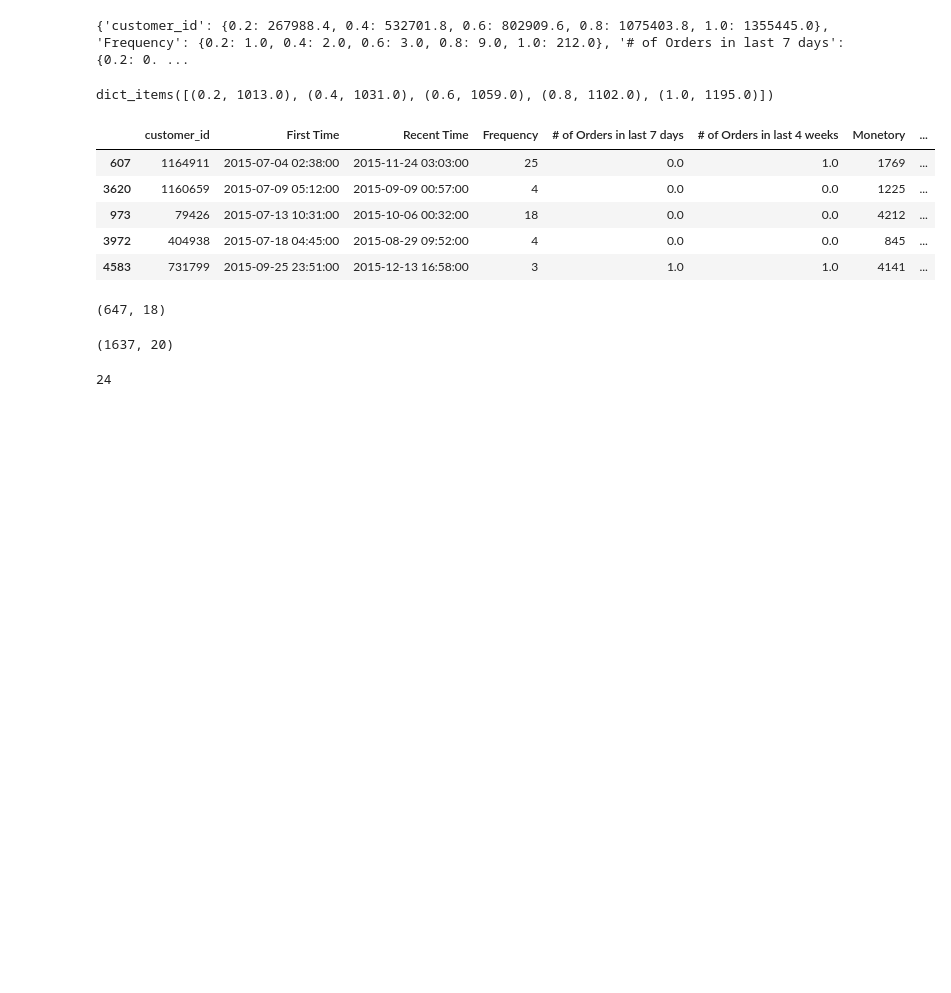
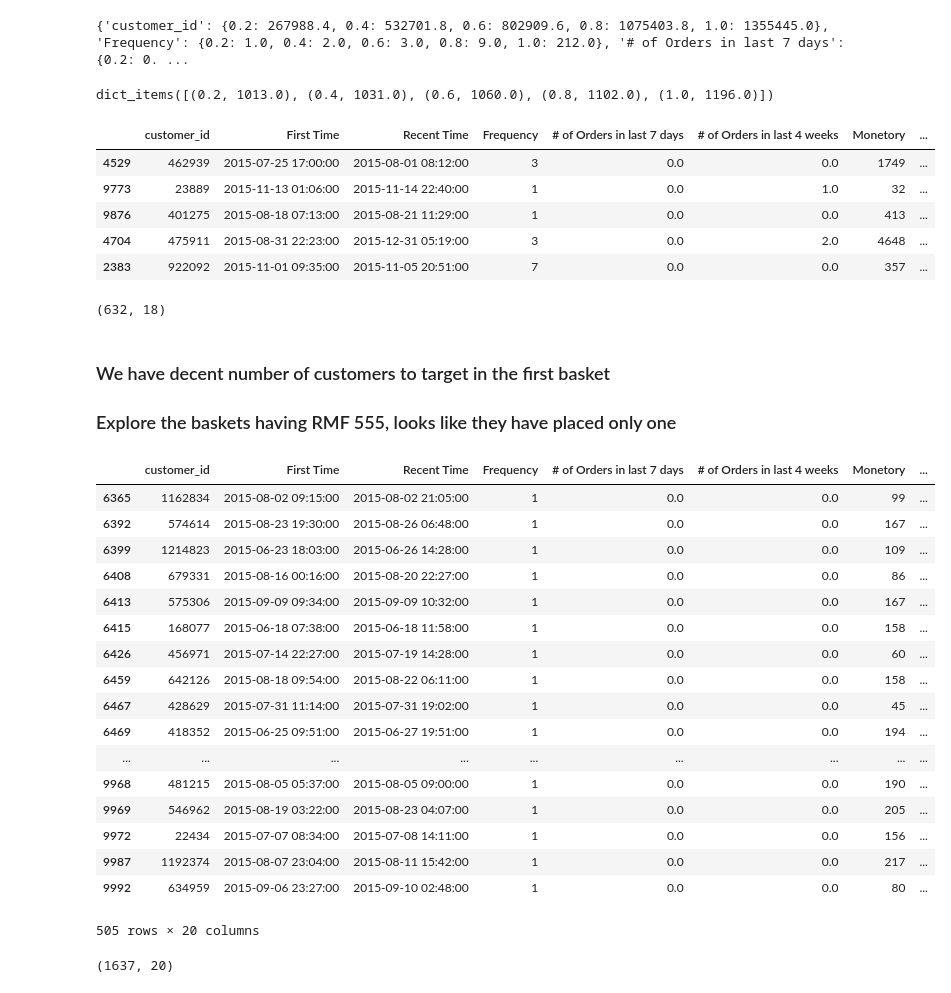
Before and after one commit to SaiKrishnaBala/ds_playground, a Jupyter notebook: market_basket_analysis.ipynb, the cells around one changed output. Drawn from its saved outputs; the diff is of its cells as text; code cells hidden in the pictures; blank space fills up the shorter version.

Commit message:
first cut EDA

```diff
--- a/market_basket_analysis.ipynb
+++ b/market_basket_analysis.ipynb
@@ -51,7 +51,7 @@ dtype: object
 # %% [markdown]
 ## count of unique vs null values
 # %%
-summary_df = pd.DataFrame(columns=['num_unique', 'num_nulls'])
-for column in df.columns:
-    summary_df.loc[column] = [df[column].nunique(), df[column].isna().sum()]
-summary_df
+# summary_df = pd.DataFrame(columns=['num_unique', 'num_nulls'])
+# for column in df.columns:
+#     summary_df.loc[column] = [df[column].nunique(), df[column].isna().sum()]
+# summary_df
@@ -187,20 +174,44 @@ df['RMF'] = df.R.apply(str) + df.M.apply(str) + df.F.apply(str)
 # %%
 df_quantiles_dict['Recency'].items()
 # %% [output]
-dict_items([(0.2, 1013.0), (0.4, 1031.0), (0.6, 1059.0), (0.8, 1102.0), (1.0, 1195.0)])
+dict_items([(0.2, 1013.0), (0.4, 1031.0), (0.6, 1060.0), (0.8, 1102.0), (1.0, 1196.0)])
 # %%
 df.sample(5)
 # %% [output]
 |  | customer_id | First Time | Recent Time | Frequency | # of Orders in last 7 days | # of Orders in last 4 weeks | Monetory | ... |
-| 607 | 1164911 | 2015-07-04 02:38:00 | 2015-11-24 03:03:00 | 25 | 0.0 | 1.0 | 1769 | ... |
-| 3620 | 1160659 | 2015-07-09 05:12:00 | 2015-09-09 00:57:00 | 4 | 0.0 | 0.0 | 1225 | ... |
-| 973 | 79426 | 2015-07-13 10:31:00 | 2015-10-06 00:32:00 | 18 | 0.0 | 0.0 | 4212 | ... |
-| 3972 | 404938 | 2015-07-18 04:45:00 | 2015-08-29 09:52:00 | 4 | 0.0 | 0.0 | 845 | ... |
-| 4583 | 731799 | 2015-09-25 23:51:00 | 2015-12-13 16:58:00 | 3 | 1.0 | 1.0 | 4141 | ... |
+| 4529 | 462939 | 2015-07-25 17:00:00 | 2015-08-01 08:12:00 | 3 | 0.0 | 0.0 | 1749 | ... |
+| 9773 | 23889 | 2015-11-13 01:06:00 | 2015-11-14 22:40:00 | 1 | 0.0 | 1.0 | 32 | ... |
+| 9876 | 401275 | 2015-08-18 07:13:00 | 2015-08-21 11:29:00 | 1 | 0.0 | 0.0 | 413 | ... |
+| 4704 | 475911 | 2015-08-31 22:23:00 | 2015-12-31 05:19:00 | 3 | 0.0 | 2.0 | 4648 | ... |
+| 2383 | 922092 | 2015-11-01 09:35:00 | 2015-11-05 20:51:00 | 7 | 0.0 | 0.0 | 357 | ... |
 # %%
 df[df['RMF'] == '111'].shape
 # %% [output]
-(647, 18)
+(632, 18)
+# %% [markdown]
+### We have decent number of customers to target in the first basket
+### Explore the baskets having RMF 555, looks like they have placed only one
+# %%
+df[df['RMF'] == '555']
+# %% [output]
+|  | customer_id | First Time | Recent Time | Frequency | # of Orders in last 7 days | # of Orders in last 4 weeks | Monetory | ... |
+| 6365 | 1162834 | 2015-08-02 09:15:00 | 2015-08-02 21:05:00 | 1 | 0.0 | 0.0 | 99 | ... |
+| 6392 | 574614 | 2015-08-23 19:30:00 | 2015-08-26 06:48:00 | 1 | 0.0 | 0.0 | 167 | ... |
+| 6399 | 1214823 | 2015-06-23 18:03:00 | 2015-06-26 14:28:00 | 1 | 0.0 | 0.0 | 109 | ... |
+| 6408 | 679331 | 2015-08-16 00:16:00 | 2015-08-20 22:27:00 | 1 | 0.0 | 0.0 | 86 | ... |
+| 6413 | 575306 | 2015-09-09 09:34:00 | 2015-09-09 10:32:00 | 1 | 0.0 | 0.0 | 167 | ... |
+| 6415 | 168077 | 2015-06-18 07:38:00 | 2015-06-18 11:58:00 | 1 | 0.0 | 0.0 | 158 | ... |
+| 6426 | 456971 | 2015-07-14 22:27:00 | 2015-07-19 14:28:00 | 1 | 0.0 | 0.0 | 60 | ... |
+| 6459 | 642126 | 2015-08-18 09:54:00 | 2015-08-22 06:11:00 | 1 | 0.0 | 0.0 | 158 | ... |
+| 6467 | 428629 | 2015-07-31 11:14:00 | 2015-07-31 19:02:00 | 1 | 0.0 | 0.0 | 45 | ... |
+| 6469 | 418352 | 2015-06-25 09:51:00 | 2015-06-27 19:51:00 | 1 | 0.0 | 0.0 | 194 | ... |
+| ... | ... | ... | ... | ... | ... | ... | ... | ... |
+| 9968 | 481215 | 2015-08-05 05:37:00 | 2015-08-05 09:00:00 | 1 | 0.0 | 0.0 | 190 | ... |
+| 9969 | 546962 | 2015-08-19 03:22:00 | 2015-08-23 04:07:00 | 1 | 0.0 | 0.0 | 205 | ... |
+| 9972 | 22434 | 2015-07-07 08:34:00 | 2015-07-08 14:11:00 | 1 | 0.0 | 0.0 | 156 | ... |
+| 9987 | 1192374 | 2015-08-07 23:04:00 | 2015-08-11 15:42:00 | 1 | 0.0 | 0.0 | 217 | ... |
+| 9992 | 634959 | 2015-09-06 23:27:00 | 2015-09-10 02:48:00 | 1 | 0.0 | 0.0 | 80 | ... |
+505 rows × 20 columns
 # %%
 window = 7
 
@@ -215,7 +226,3 @@ df['7_days_propensity'] = df.mean.apply(lambda x : buyer_propensity(x, window))
 df[df['7_days_propensity'] > 0.1].shape
 # %% [output]
 (1637, 20)
-# %%
-math.factorial(4)
-# %% [output]
-24
```
Also changed, not shown: parts of 3 cells of this notebook.
